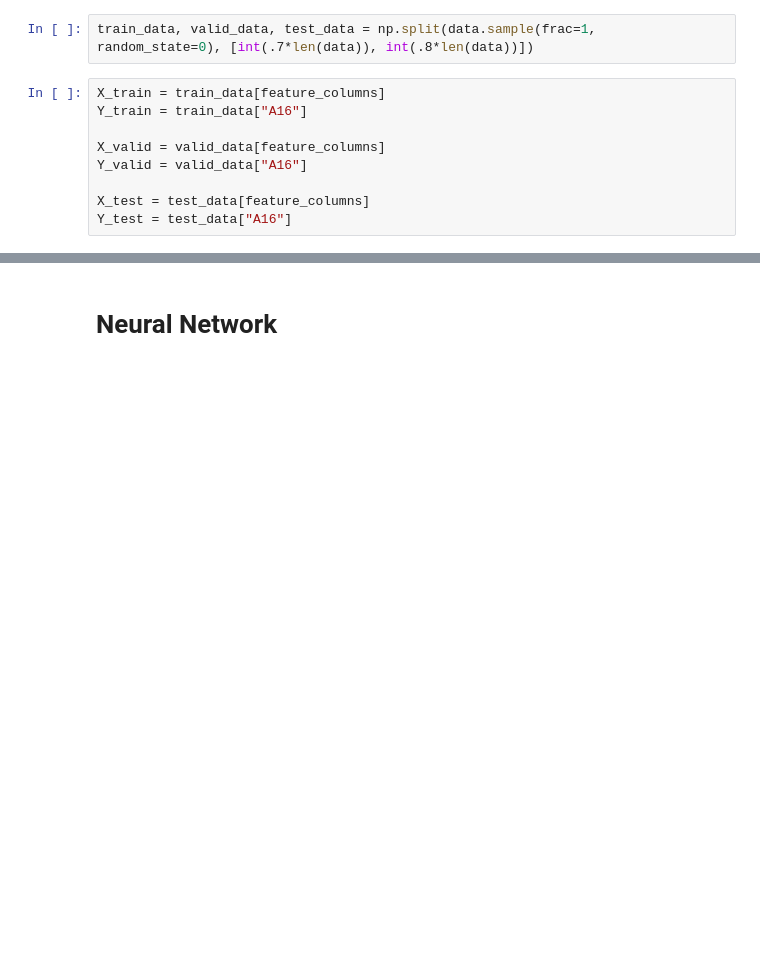
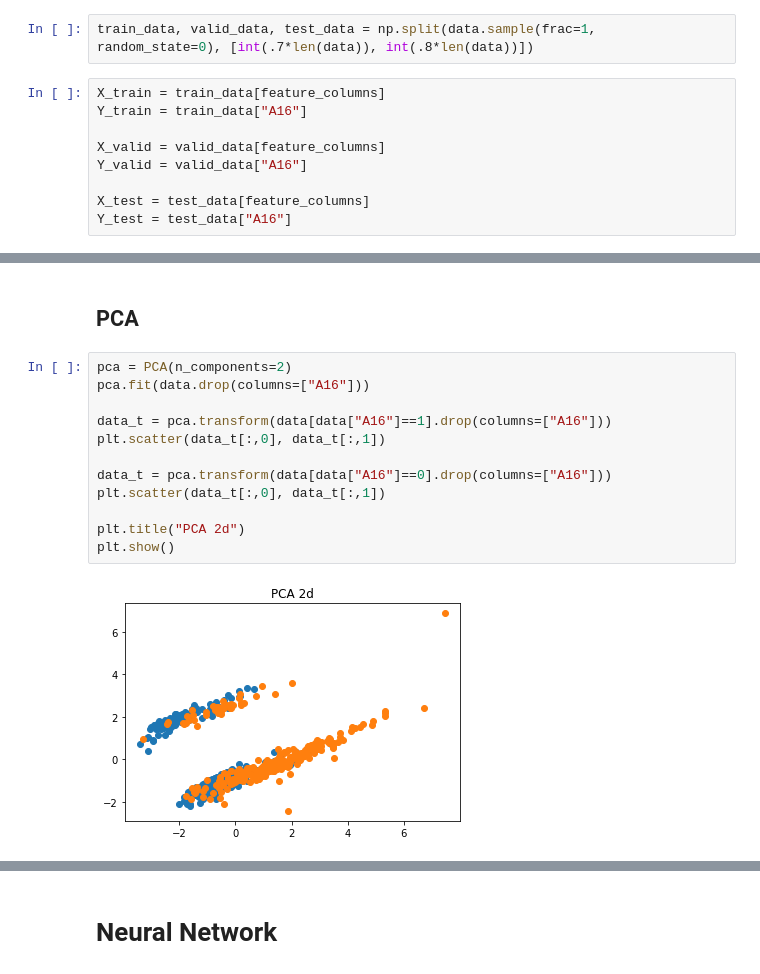
Before and after one commit to AUT-Student/NN-HW1, a Jupyter notebook: NN_HW1.ipynb, the cells around one changed output, grey strips where cells are left out. Cells and saved outputs as stored; diff of their text form; blank space fills up the shorter version.

```diff
--- a/NN_HW1.ipynb
+++ b/NN_HW1.ipynb
@@ -119,0 +160,16 @@ pca = PCA(n_components=2)
+# %% [markdown]
+## PCA
+# %%
+pca = PCA(n_components=2)
+pca.fit(data.drop(columns=["A16"]))
+
+data_t = pca.transform(data[data["A16"]==1].drop(columns=["A16"]))
+plt.scatter(data_t[:,0], data_t[:,1])
+
+data_t = pca.transform(data[data["A16"]==0].drop(columns=["A16"]))
+plt.scatter(data_t[:,0], data_t[:,1])
+
+plt.title("PCA 2d")
+plt.show()
+# %% [output]
+[figure, added]
```
Also changed, not shown: parts of 15 cells of this notebook.
